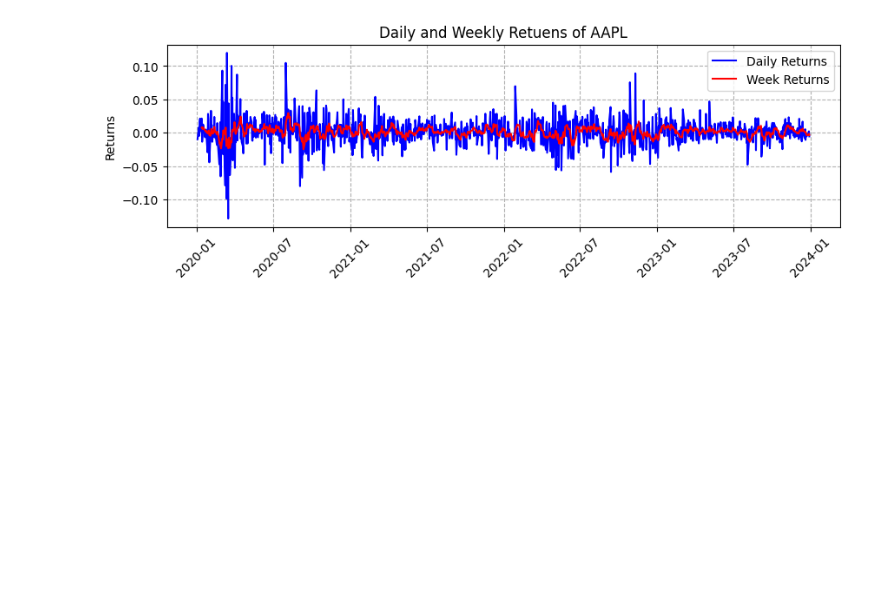
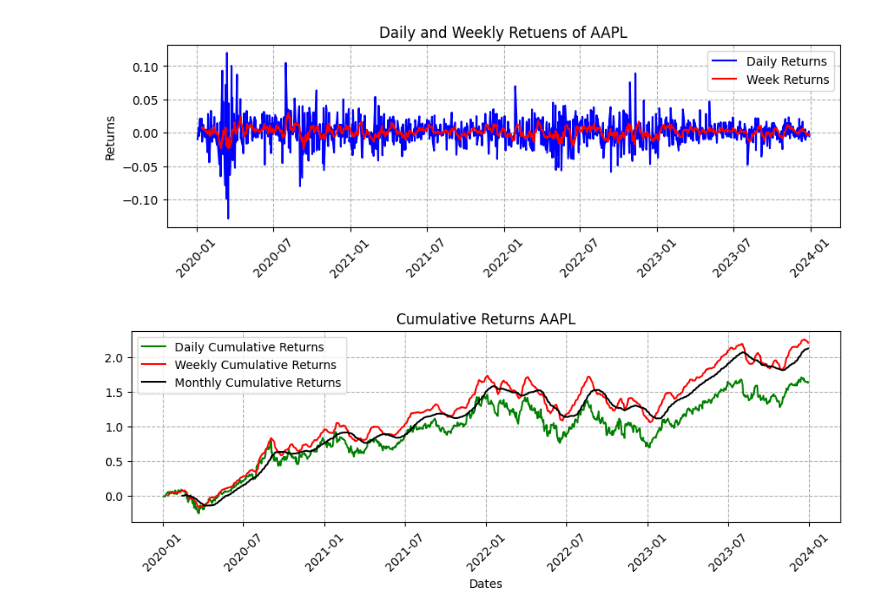
Before and after one commit to waseemofficial/Data-Analytics-NPTL, a Jupyter notebook: finance_risk_analysis.ipynb, the cells around one changed output. Saved outputs shown, nothing was run; the diff lists cells and outputs as text; code cells hidden in the pictures; blank space fills up the shorter version.

```diff
--- a/finance_risk_analysis.ipynb
+++ b/finance_risk_analysis.ipynb
@@ -103,3 +103,21 @@ plt.legend()
 plt.show()
 # %% [output]
 [figure]
+# %%
+plt.figure(figsize=(9,6))
+plt.subplot(2,1,2)
+cumulative_returns=(1+data["Returns"]).cumprod()-1
+cumulative_returns_w=(1+data["Week Returns"]).cumprod()-1
+cumulative_returns_m=(1+data["Monthly Returns"]).cumprod()-1
+plt.plot(data.index,cumulative_returns,label="Daily Cumulative Returns",color="green")
+plt.plot(data.index,cumulative_returns_w,label="Weekly Cumulative Returns",color="red")
+plt.plot(data.index,cumulative_returns_m,label="Monthly Cumulative Returns",color="black")
+plt.title("Cumulative Returns {}".format(symbol))
+plt.xlabel("Dates")
+plt.legend()
+plt.grid(linestyle="--")
+plt.xticks(rotation=45)
+plt.tight_layout()
+plt.show()
+# %% [output]
+[figure, added]
```
Also changed, not shown: parts of 9 cells of this notebook, 11 other files.
